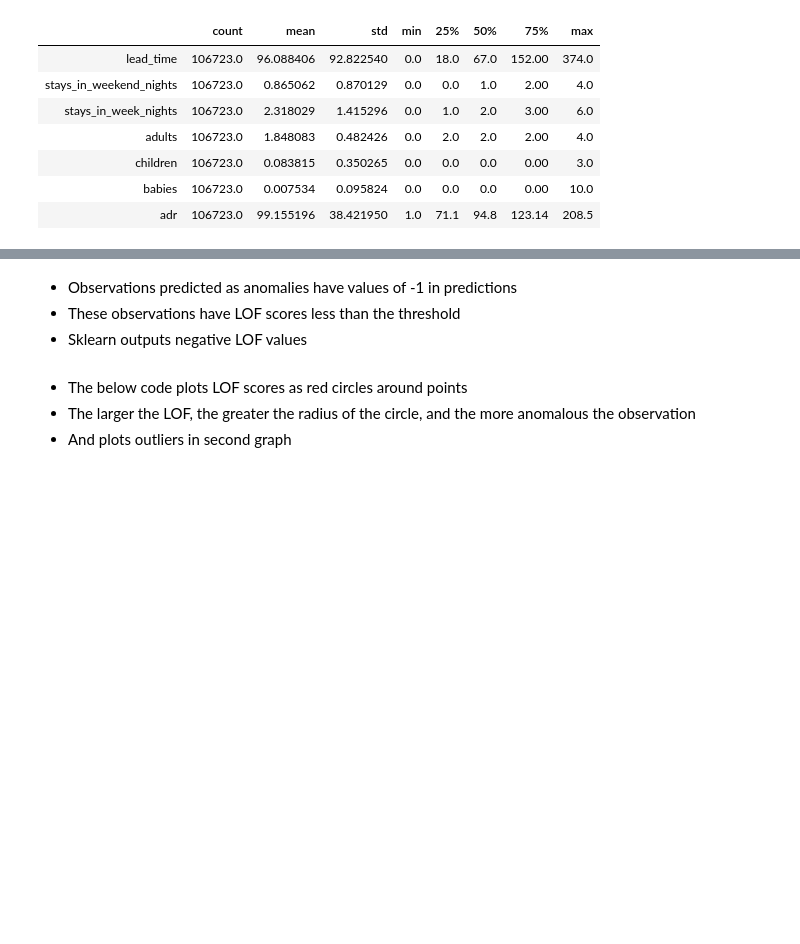
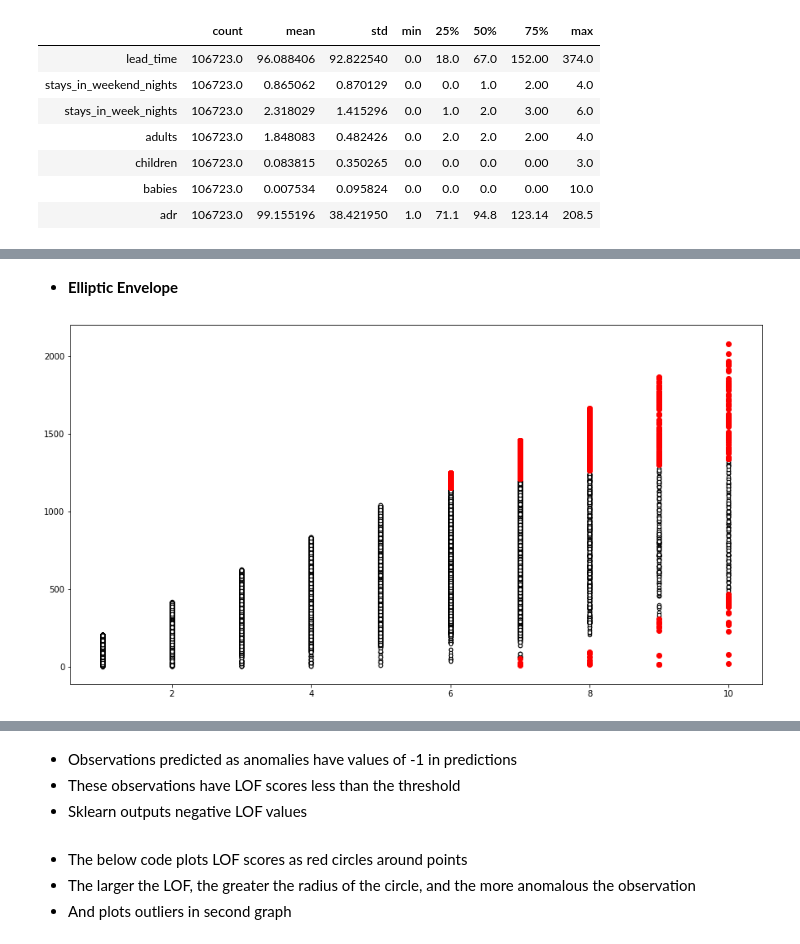
Before and after one commit to egemenzeytinci/cancellation-prediction, a Jupyter notebook: preprocessing.ipynb, the cells around one changed output, grey strips where cells are left out. Cells and saved outputs as stored; diff of their text form; code cells hidden in the pictures; blank space fills up the shorter version.

Commit message:
Change outlier detection method

```diff
--- a/preprocessing.ipynb
+++ b/preprocessing.ipynb
@@ -349,3 +350,21 @@ cols = ['total_nights', 'price']
 # %%
 # convert to numpy array, because local outlier method want this
 X = np.array(cleaned[cols])
+# %% [markdown]
+- **Elliptic Envelope**
+# %%
+# create model
+ee = EllipticEnvelope(contamination=.01, random_state=0)
+# %%
+# predictions
+y_pred_ee = ee.fit_predict(X)
+# %%
+# predictions (-1: outlier, 1: normal)
+anomalies = X[y_pred_ee == -1]
+# %%
+# plot data and outliers
+plt.figure(figsize=(15, 8))
+plt.scatter(X[:, 0], X[:, 1], c='white', s=20, edgecolor='k')
+plt.scatter(anomalies[:, 0], anomalies[:, 1], c='red');
+# %% [output]
+[figure, added]
```
Also changed, not shown: parts of 13 cells of this notebook, 11 other files.
